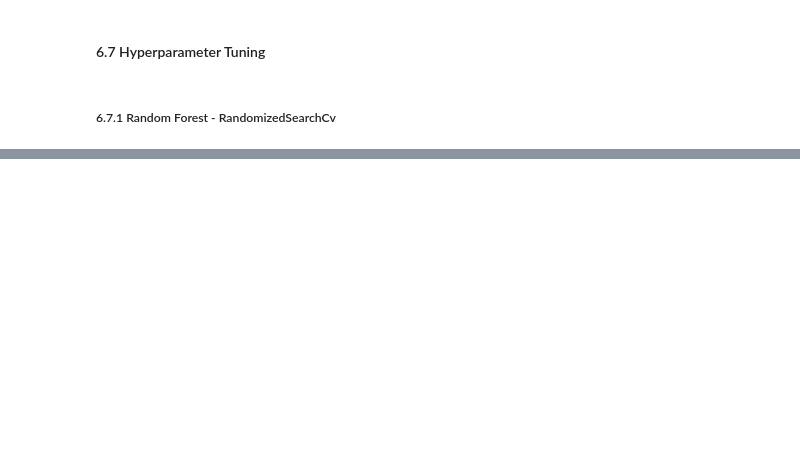
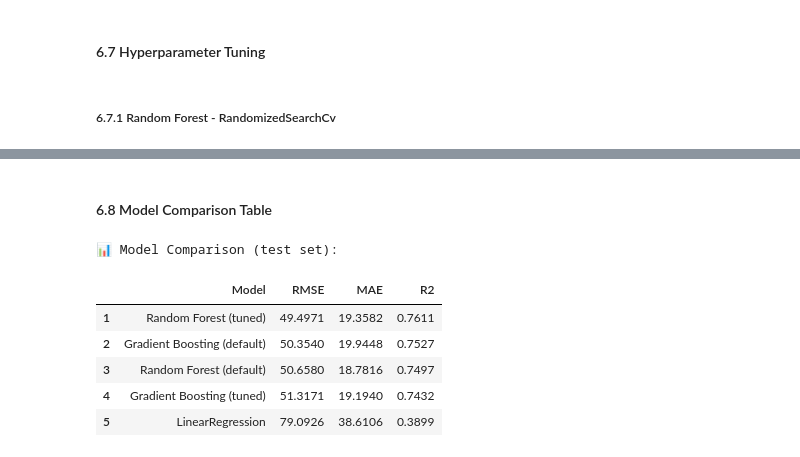
Before and after one commit to raymakoko/superstore_data_set-_analyzer, a Jupyter notebook: notebook/superstore.ipynb, the cells around one changed output, grey strips where cells are left out. Drawn from its saved outputs; the diff is of its cells as text; code cells hidden in the pictures; blank space fills up the shorter version.

```diff
--- a/notebook/superstore.ipynb
+++ b/notebook/superstore.ipynb
@@ -563,0 +606,24 @@ gb_results  = evaluate_model(
+# %%
+gb_param_grid = {
+    "n_estimators" : [100, 200],
+    "learning_rate" : [0.05, 0.10, 0.20],
+    "max_depth" : [3, 5, 7],
+    "subsample" : [0.8, 1.0],
+}
+
+gb_search = GridSearchCV(
+    GradientBoostingRegressor(random_state=RANDOM_STATE),
+    param_grid= gb_param_grid,
+    cv=5,
+    scoring="neg_root_mean_squared_error",
+    n_jobs=-1,
+    verbose=1
+)
+
+gb_search.fit(X_train, y_train)
+print(f"\nBest GB params: {gb_search.best_params_}")
+
+gb_best = gb_search.best_estimator_
+gb_tuned_results = evaluate_model(
+    "Gradient Boosting (tuned)", gb_best, X_train, y_train, X_test, y_test
+)
@@ -563,0 +640,27 @@ gb_results  = evaluate_model(
+# %% [markdown]
+#### 6.8 Model Comparison Table
+# %%
+results_df = pd.DataFrame([
+    lr_results,
+    rf_results,
+    rf_tuned_results,
+    gb_results,
+    gb_tuned_results
+])
+
+results_df = results_df.sort_values("RMSE")
+results_df = results_df.reset_index(drop=True)
+results_df.index += 1 #rank from 1
+
+print("\n📊 Model Comparison (test set):")
+display(results_df.style.highlight_min(subset=["RMSE", "MAE"], color="#000000")
+                        .highlight_max(subset=["R2"], color="#000000")
+                        .format({"RMSE": "{:.4f}", "MAE": "{:.4f}", "R2": "{:.4f}"}))
+# %% [output]
+📊 Model Comparison (test set):
+|  | Model | RMSE | MAE | R2 |
+| 1 | Random Forest (tuned) | 49.4971 | 19.3582 | 0.7611 |
+| 2 | Gradient Boosting (default) | 50.3540 | 19.9448 | 0.7527 |
+| 3 | Random Forest (default) | 50.6580 | 18.7816 | 0.7497 |
+| 4 | Gradient Boosting (tuned) | 51.3171 | 19.1940 | 0.7432 |
+| 5 | LinearRegression | 79.0926 | 38.6106 | 0.3899 |
```
Also changed, not shown: parts of 17 cells of this notebook, 11 other files.
